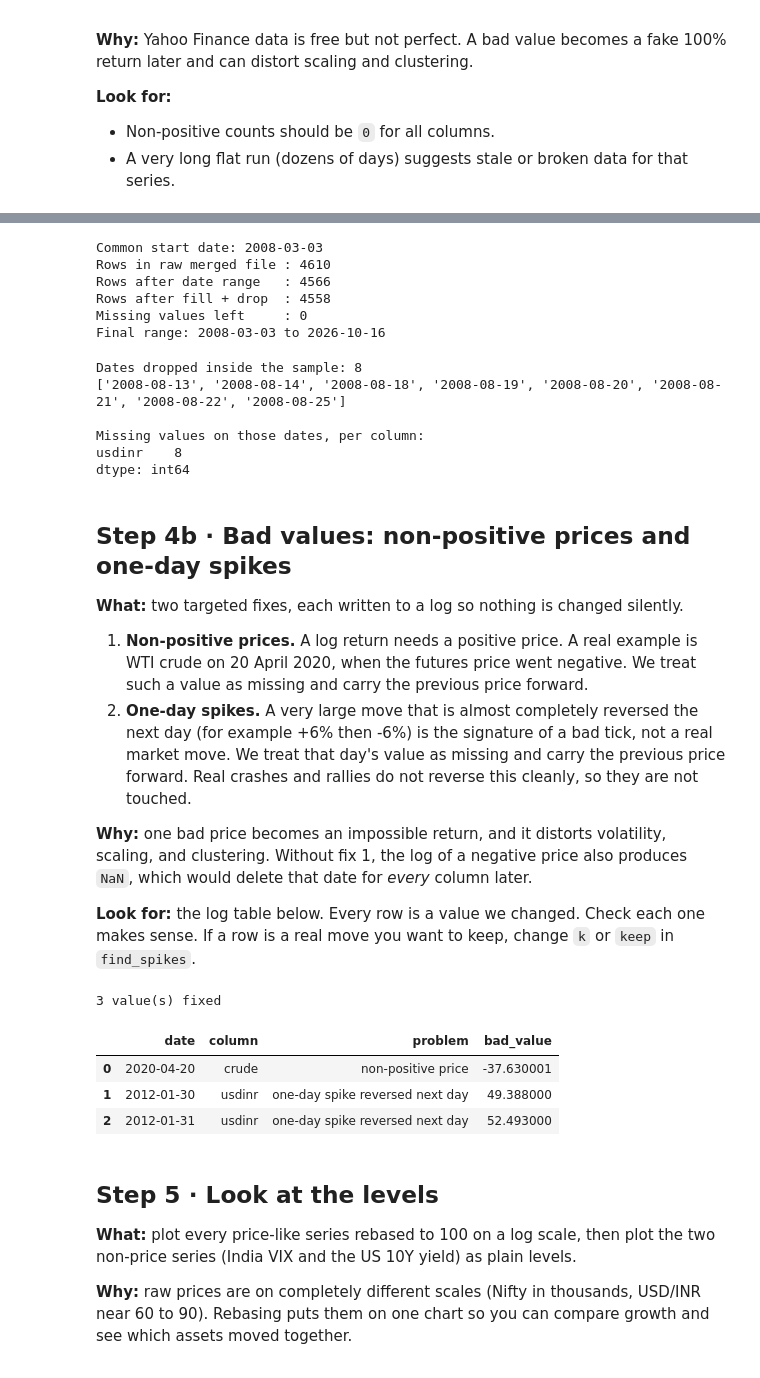
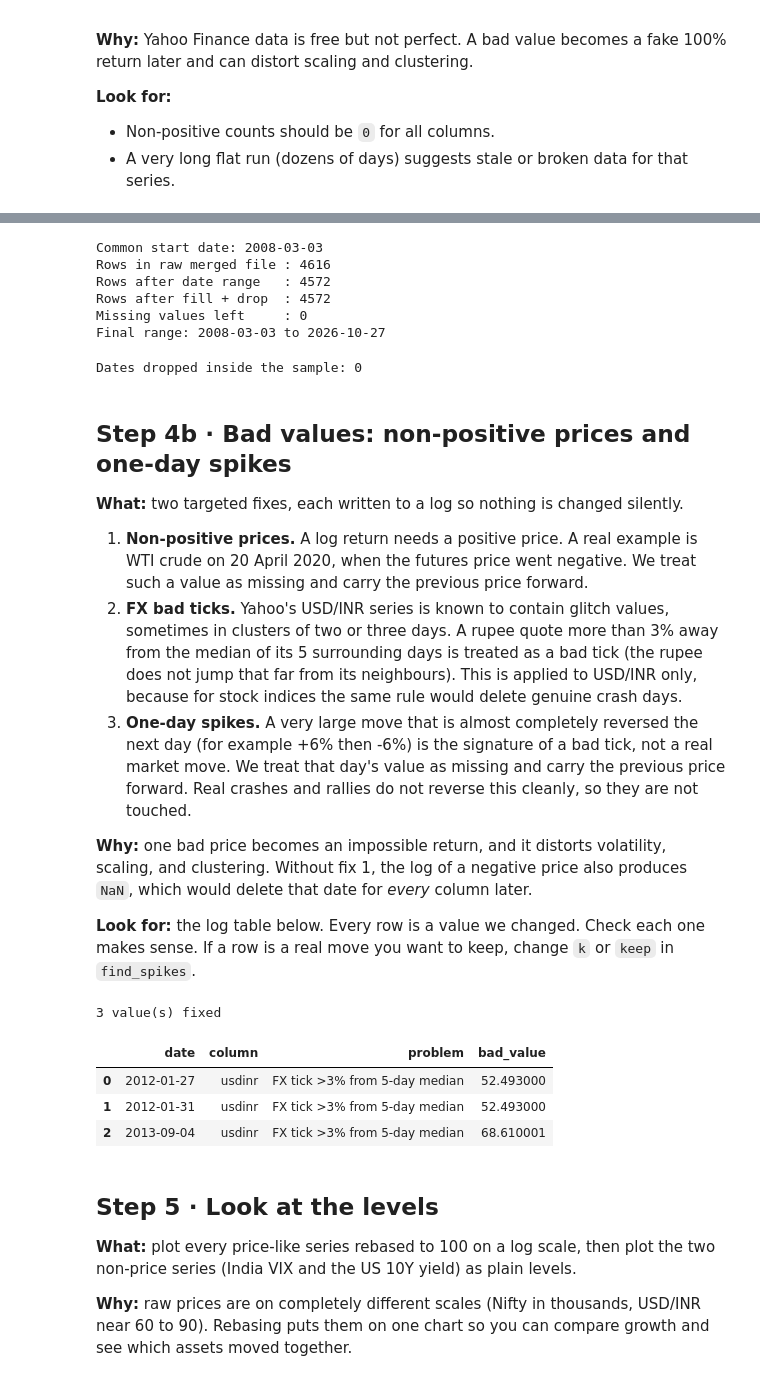
Before and after one commit to Khushboo282/Regime-Aware-Adaptive-Trading-Risk-Management-System, a Jupyter notebook: notebooks/02_cleaning_eda.ipynb, the cells around one changed output, grey strips where cells are left out. Drawn from its saved outputs; the diff is of its cells as text; code cells hidden in the pictures.

```diff
--- a/notebooks/02_cleaning_eda.ipynb
+++ b/notebooks/02_cleaning_eda.ipynb
@@ -43,20 +43,11 @@ def save_fig(name):
 
 **Look for:** index sorted = `True`, duplicate dates = `0`, all columns numeric (`float64`), and a date range that starts around 2008 and ends recently.
 # %%
-PROC = ROOT / "data" / "processed"
-CSV_PATH = PROC / "merged.csv"
-OLD_PARQUET = PROC / "merged.parquet"
-
-if CSV_PATH.exists():
-    df = pd.read_csv(CSV_PATH, index_col="Date", parse_dates=True)
-elif OLD_PARQUET.exists():
-    # one-time conversion of the earlier parquet file to a readable CSV
-    df = pd.read_parquet(OLD_PARQUET)
-    df.index.name = "Date"
-    df.to_csv(CSV_PATH, index_label="Date")
-    print("Converted merged.parquet -> merged.csv")
-else:
-    raise FileNotFoundError("merged.csv not found. Run: python -m src.data")
+INTERIM = ROOT / "data" / "interim"
+CSV_PATH = INTERIM / "merged.csv"
+if not CSV_PATH.exists():
+    raise FileNotFoundError("data/interim/merged.csv not found. Run: python -m src.data")
+df = pd.read_csv(CSV_PATH, index_col="Date", parse_dates=True)
 
 df.index = pd.to_datetime(df.index)
 df = df.sort_index()
@@ -186,7 +225,12 @@ print("Common start date:", common_start.date())
 clean = df.loc[common_start:, REQUIRED].copy()
 rows_after_range = len(clean)
 
-clean = clean.ffill(limit=5)          # fill gaps of at most 5 trading days
+for c in [c for c in ["usdinr", "brent"] if c in clean.columns]:
+    # Rupee and Brent are context series, so bridge gaps of up to 15 days by interpolation.
+    # This keeps every Nifty trading day instead of deleting it.
+    clean[c] = clean[c].interpolate(limit=15, limit_area="inside")
+
+clean = clean.ffill(limit=5)          # fill remaining gaps of at most 5 trading days
 clean = clean.dropna()                # drop anything still missing
 
 print(f"Rows in raw merged file : {len(df)}")
@@ -196,11 +240,11 @@ print("Missing values left     :", int(clean.isna().sum().sum()))
 print("Final range:", clean.index.min().date(), "to", clean.index.max().date())
 # %% [output]
 Common start date: 2008-03-03
-Rows in raw merged file : 4610
-Rows after date range   : 4566
-Rows after fill + drop  : 4558
+Rows in raw merged file : 4616
+Rows after date range   : 4572
+Rows after fill + drop  : 4572
 Missing values left     : 0
-Final range: 2008-03-03 to 2026-10-16
+Final range: 2008-03-03 to 2026-10-27
 # %%
 dropped = df.loc[common_start:].index.difference(clean.index)
 print(f"Dates dropped inside the sample: {len(dropped)}")
@@ -209,18 +253,14 @@ if len(dropped):
     print("\nMissing values on those dates, per column:")
     print(df.loc[dropped].isna().sum()[lambda x: x > 0])
 # %% [output]
-Dates dropped inside the sample: 8
-['2008-08-13', '2008-08-14', '2008-08-18', '2008-08-19', '2008-08-20', '2008-08-21', '2008-08-22', '2008-08-25']
-
-Missing values on those dates, per column:
-usdinr    8
-dtype: int64
+Dates dropped inside the sample: 0
 # %% [markdown]
 ## Step 4b · Bad values: non-positive prices and one-day spikes
 
 **What:** two targeted fixes, each written to a log so nothing is changed silently.
 1. **Non-positive prices.** A log return needs a positive price. A real example is WTI crude on 20 April 2020, when the futures price went negative. We treat such a value as missing and carry the previous price forward.
-2. **One-day spikes.** A very large move that is almost completely reversed the next day (for example +6% then -6%) is the signature of a bad tick, not a real market move. We treat that day's value as missing and carry the previous price forward. Real crashes and rallies do not reverse this cleanly, so they are not touched.
+2. **FX bad ticks.** Yahoo's USD/INR series is known to contain glitch values, sometimes in clusters of two or three days. A rupee quote more than 3% away from the median of its 5 surrounding days is treated as a bad tick (the rupee does not jump that far from its neighbours). This is applied to USD/INR only, because for stock indices the same rule would delete genuine crash days.
+3. **One-day spikes.** A very large move that is almost completely reversed the next day (for example +6% then -6%) is the signature of a bad tick, not a real market move. We treat that day's value as missing and carry the previous price forward. Real crashes and rallies do not reverse this cleanly, so they are not touched.
 
 **Why:** one bad price becomes an impossible return, and it distorts volatility, scaling, and clustering. Without fix 1, the log of a negative price also produces `NaN`, which would delete that date for *every* column later.
 
@@ -230,36 +270,45 @@ LEVEL_COLS = [c for c in ["india_vix", "us10y"] if c in clean.columns]
 PRICE_COLS = [c for c in clean.columns if c not in LEVEL_COLS]
 MARKET = "nifty50" if "nifty50" in clean.columns else clean.columns[0]
 fix_log = []
 
 # (a) non-positive prices
 for c in PRICE_COLS:
     for d in clean.index[clean[c] <= 0]:
         fix_log.append((d.date(), c, "non-positive price", float(clean.loc[d, c])))
     clean[c] = clean[c].where(clean[c] > 0).ffill()
+
+# (a2) FX bad ticks: far from the median of the 5 surrounding days
+for c in [c for c in ["usdinr"] if c in clean.columns]:
+    med = clean[c].rolling(5, center=True, min_periods=3).median()
+    deviation = np.log(clean[c] / med).abs()
+    for d in clean.index[deviation > 0.03]:
+        fix_log.append((d.date(), c, "FX tick >3% from 5-day median", float(clean.loc[d, c])))
+        clean.loc[d, c] = np.nan
+    clean[c] = clean[c].ffill()
 
 # (b) one-day spikes that reverse almost completely the next day
 def find_spikes(s, k=10, keep=0.15):
     r = np.log(s).diff()
     nxt = r.shift(-1)
     big = r.abs() > k * r.std()
     reversed_next = (r * nxt < 0) & ((r + nxt).abs() < keep * r.abs())
     return r.index[big & reversed_next]
 
 for c in PRICE_COLS:
     for d in find_spikes(clean[c]):
         fix_log.append((d.date(), c, "one-day spike reversed next day", float(clean.loc[d, c])))
         clean.loc[d, c] = np.nan
     clean[c] = clean[c].ffill()
 
 fixes = pd.DataFrame(fix_log, columns=["date", "column", "problem", "bad_value"])
 print(f"{len(fixes)} value(s) fixed")
 fixes
 # %% [output]
 3 value(s) fixed
 |  | date | column | problem | bad_value |
-| 0 | 2020-04-20 | crude | non-positive price | -37.630001 |
-| 1 | 2012-01-30 | usdinr | one-day spike reversed next day | 49.388000 |
-| 2 | 2012-01-31 | usdinr | one-day spike reversed next day | 52.493000 |
+| 0 | 2012-01-27 | usdinr | FX tick >3% from 5-day median | 52.493000 |
+| 1 | 2012-01-31 | usdinr | FX tick >3% from 5-day median | 52.493000 |
+| 2 | 2013-09-04 | usdinr | FX tick >3% from 5-day median | 68.610001 |
 # %% [markdown]
 ## Step 5 · Look at the levels
 
```
Also changed, not shown: parts of 19 cells of this notebook, 15 other files.
